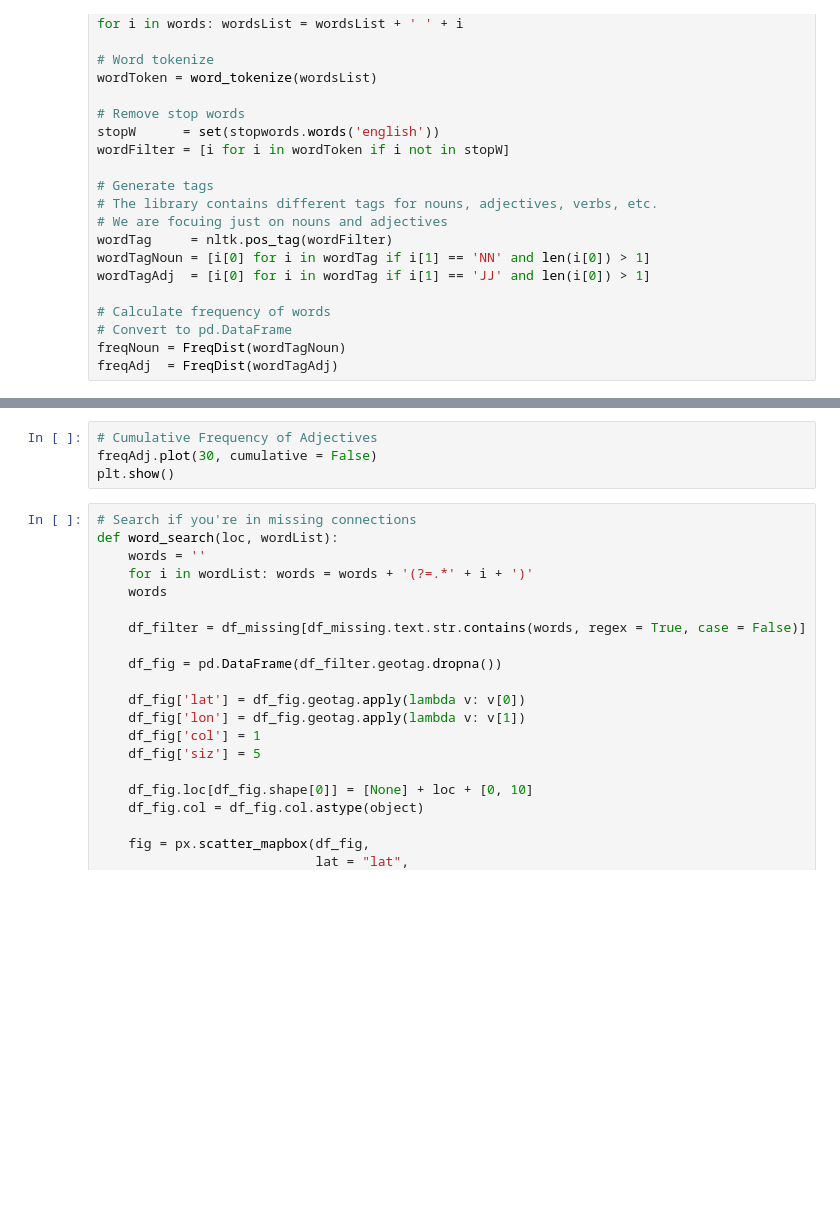
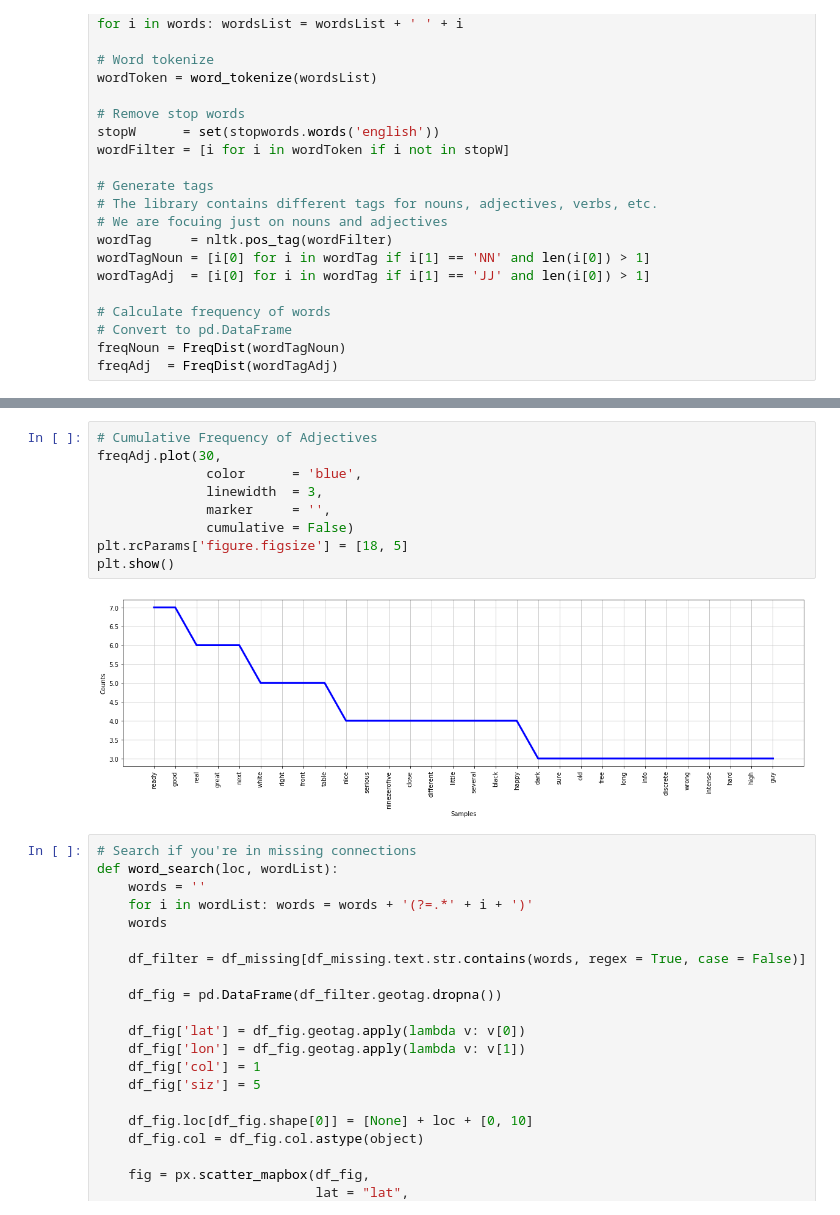
Before and after one commit to lgoyenec/craigslist_tutorial, a Jupyter notebook: tutorial-lgoyenec.ipynb, the cells around one changed output, grey strips where cells are left out. Cells and saved outputs as stored; diff of their text form; blank space fills up the shorter version.

```diff
--- a/tutorial-lgoyenec.ipynb
+++ b/tutorial-lgoyenec.ipynb
@@ -433,7 +528,14 @@ plt.show()
 # %%
 # Cumulative Frequency of Adjectives
-freqAdj.plot(30, cumulative = False)
+freqAdj.plot(30,
+              color      = 'blue',
+              linewidth  = 3,
+              marker     = '',
+              cumulative = False)
+plt.rcParams['figure.figsize'] = [18, 5]
 plt.show()
+# %% [output]
+[figure, added]
 # %%
 # Search if you're in missing connections
 def word_search(loc, wordList):
```
Also changed, not shown: parts of 29 cells of this notebook.
